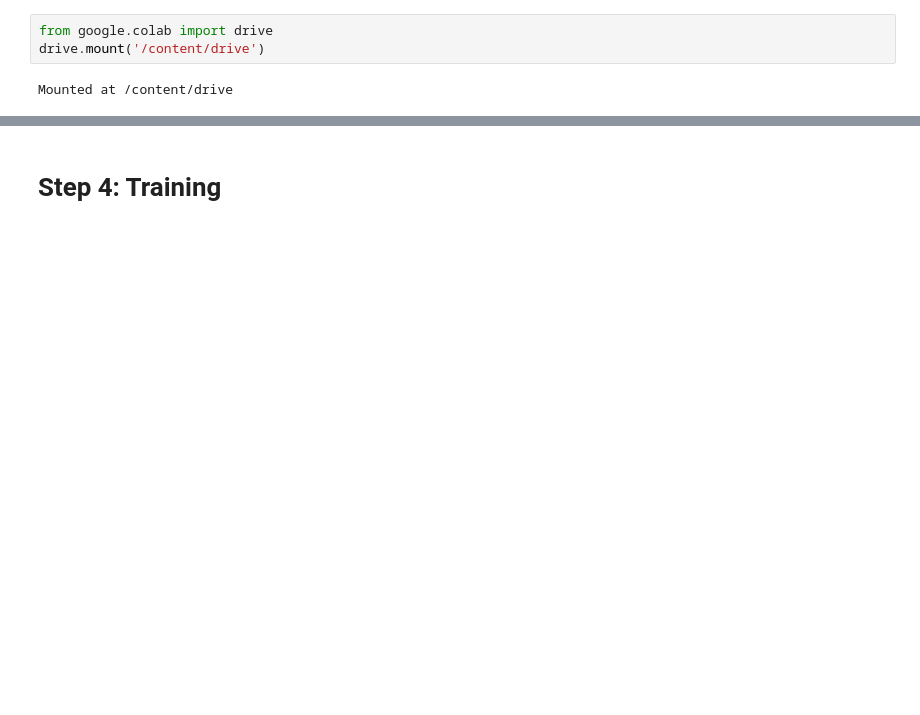
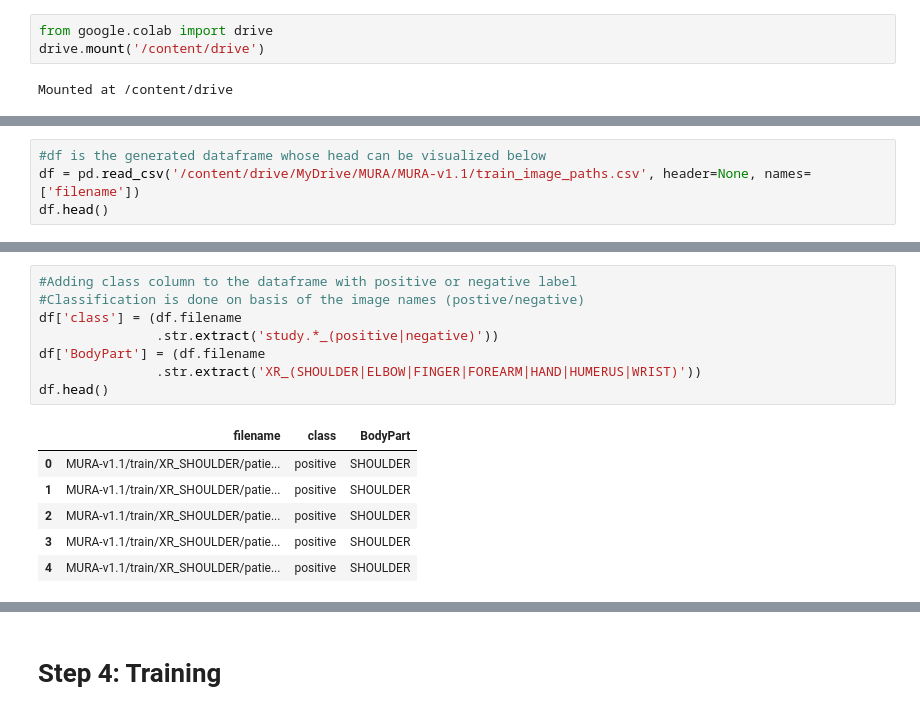
Before and after one commit to aileendugan/bone-xray-cnn, a Jupyter notebook: CV1_CNN_based_MURA_recognition_.ipynb, the cells around one changed output, grey strips where cells are left out. Saved outputs shown, nothing was run; the diff lists cells and outputs as text; blank space fills up the shorter version.

```diff
--- a/CV1_CNN_based_MURA_recognition_.ipynb
+++ b/CV1_CNN_based_MURA_recognition_.ipynb
@@ -35,0 +76,4 @@ Mounted at /content/drive
+# %%
+#df is the generated dataframe whose head can be visualized below
+df = pd.read_csv('/content/drive/MyDrive/MURA/MURA-v1.1/train_image_paths.csv', header=None, names=['filename'])
+df.head()
@@ -35,0 +87,15 @@ Mounted at /content/drive
+# %%
+#Adding class column to the dataframe with positive or negative label
+#Classification is done on basis of the image names (postive/negative)
+df['class'] = (df.filename
+               .str.extract('study.*_(positive|negative)'))
+df['BodyPart'] = (df.filename
+               .str.extract('XR_(SHOULDER|ELBOW|FINGER|FOREARM|HAND|HUMERUS|WRIST)'))
+df.head()
+# %% [output]
+|  | filename | class | BodyPart |
+| 0 | MURA-v1.1/train/XR_SHOULDER/patie... | positive | SHOULDER |
+| 1 | MURA-v1.1/train/XR_SHOULDER/patie... | positive | SHOULDER |
+| 2 | MURA-v1.1/train/XR_SHOULDER/patie... | positive | SHOULDER |
+| 3 | MURA-v1.1/train/XR_SHOULDER/patie... | positive | SHOULDER |
+| 4 | MURA-v1.1/train/XR_SHOULDER/patie... | positive | SHOULDER |
```
Also changed, not shown: parts of 40 cells of this notebook.
